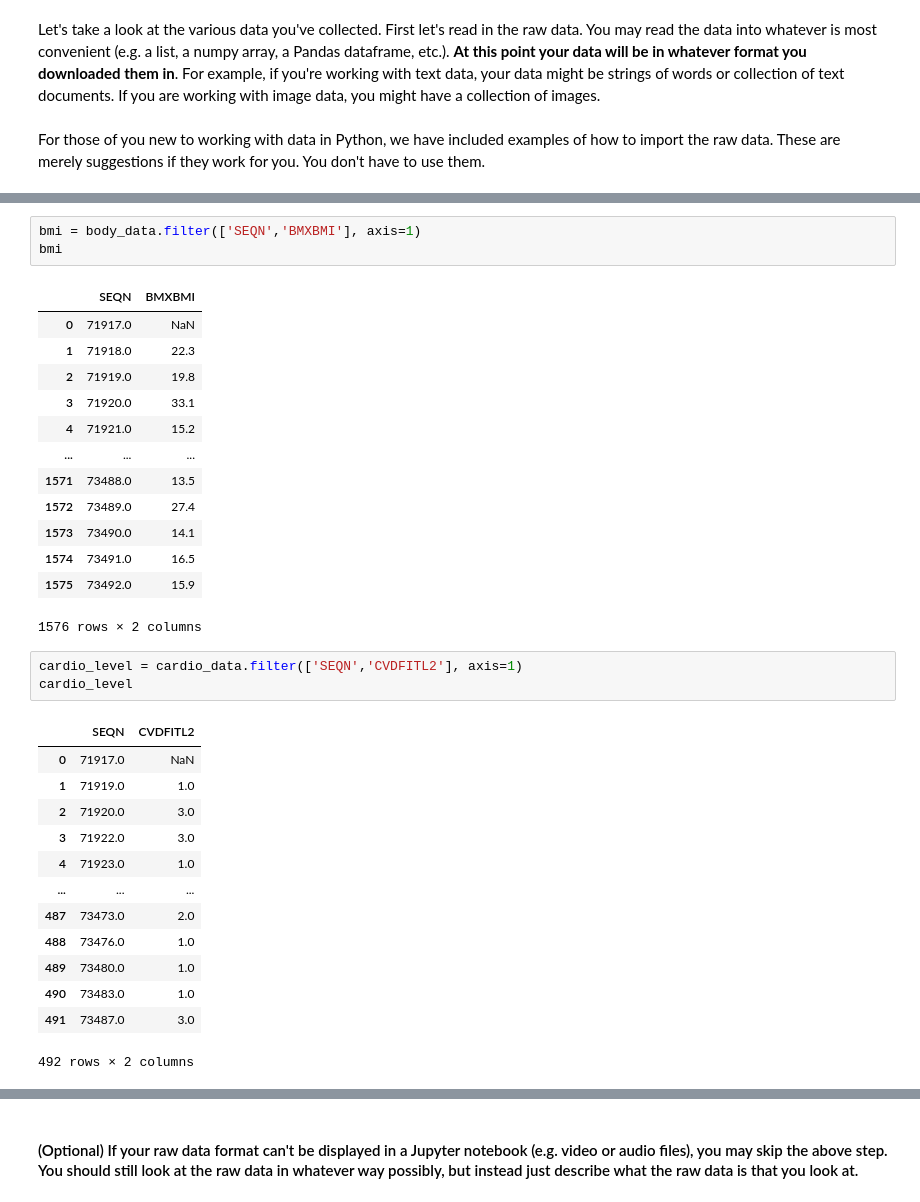
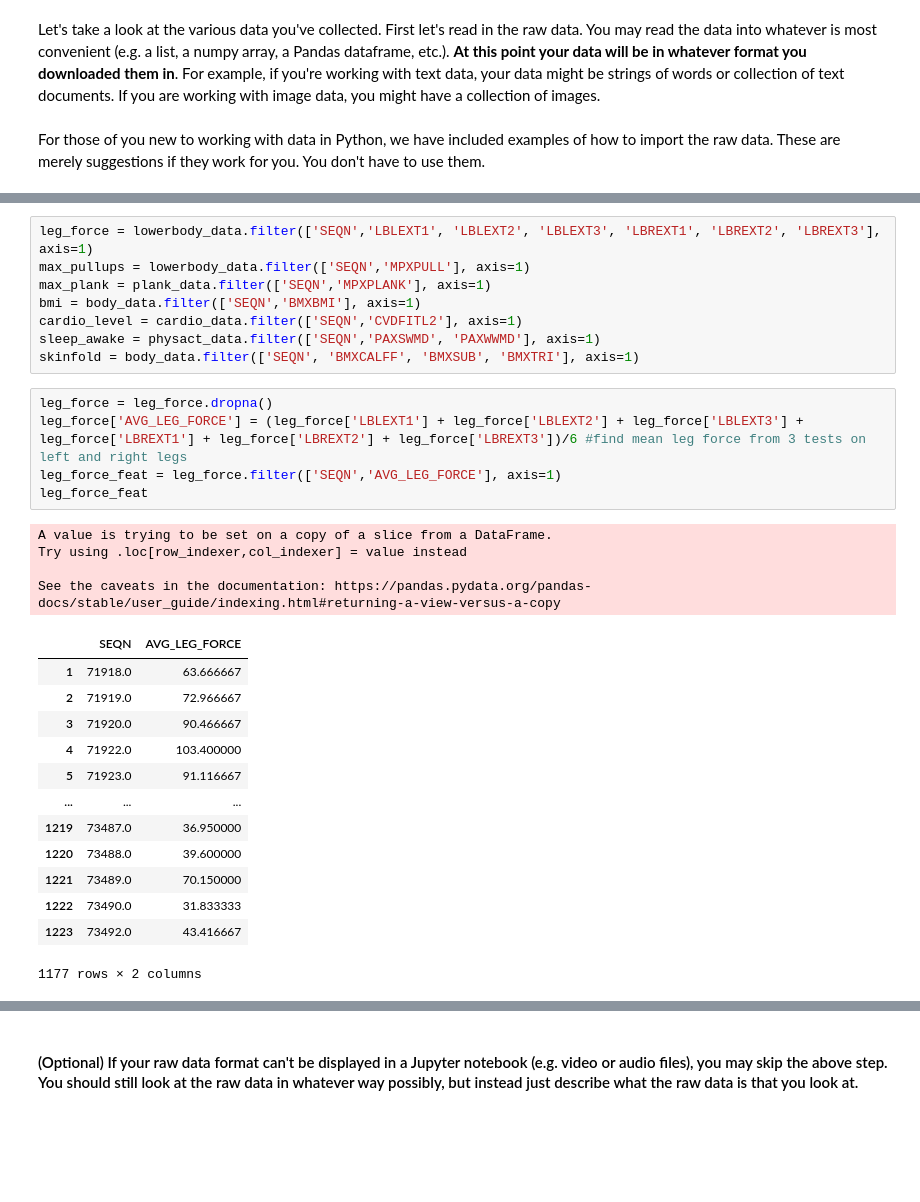
Before and after one commit to tkarani1/ml-hw1, a Jupyter notebook: Copy_of_homework1.ipynb, the cells around one changed output, grey strips where cells are left out. Saved outputs shown, nothing was run; the diff lists cells and outputs as text; blank space fills up the shorter version.

Commit message:
created new features using combinations of data from CDC dataset, created X and y

```diff
--- a/Copy_of_homework1.ipynb
+++ b/Copy_of_homework1.ipynb
@@ -183,34 +115,31 @@ max_plank
-# %%
-bmi = body_data.filter(['SEQN','BMXBMI'], axis=1)
-bmi
-# %% [output]
-|  | SEQN | BMXBMI |
-| 0 | 71917.0 | NaN |
-| 1 | 71918.0 | 22.3 |
-| 2 | 71919.0 | 19.8 |
-| 3 | 71920.0 | 33.1 |
-| 4 | 71921.0 | 15.2 |
-| ... | ... | ... |
-| 1571 | 73488.0 | 13.5 |
-| 1572 | 73489.0 | 27.4 |
-| 1573 | 73490.0 | 14.1 |
-| 1574 | 73491.0 | 16.5 |
-| 1575 | 73492.0 | 15.9 |
-1576 rows × 2 columns
-# %%
-cardio_level = cardio_data.filter(['SEQN','CVDFITL2'], axis=1)
-cardio_level
-# %% [output]
-|  | SEQN | CVDFITL2 |
-| 0 | 71917.0 | NaN |
-| 1 | 71919.0 | 1.0 |
-| 2 | 71920.0 | 3.0 |
-| 3 | 71922.0 | 3.0 |
-| 4 | 71923.0 | 1.0 |
-| ... | ... | ... |
-| 487 | 73473.0 | 2.0 |
-| 488 | 73476.0 | 1.0 |
-| 489 | 73480.0 | 1.0 |
-| 490 | 73483.0 | 1.0 |
-| 491 | 73487.0 | 3.0 |
-492 rows × 2 columns
+# %%
+leg_force = lowerbody_data.filter(['SEQN','LBLEXT1', 'LBLEXT2', 'LBLEXT3', 'LBREXT1', 'LBREXT2', 'LBREXT3'], axis=1)
+max_pullups = lowerbody_data.filter(['SEQN','MPXPULL'], axis=1)
+max_plank = plank_data.filter(['SEQN','MPXPLANK'], axis=1)
+bmi = body_data.filter(['SEQN','BMXBMI'], axis=1)
+cardio_level = cardio_data.filter(['SEQN','CVDFITL2'], axis=1)
+sleep_awake = physact_data.filter(['SEQN','PAXSWMD', 'PAXWWMD'], axis=1)
+skinfold = body_data.filter(['SEQN', 'BMXCALFF', 'BMXSUB', 'BMXTRI'], axis=1)
+# %%
+leg_force = leg_force.dropna()
+leg_force['AVG_LEG_FORCE'] = (leg_force['LBLEXT1'] + leg_force['LBLEXT2'] + leg_force['LBLEXT3'] + leg_force['LBREXT1'] + leg_force['LBREXT2'] + leg_force['LBREXT3'])/6 #find mean leg force from 3 tests on left and right legs
+leg_force_feat = leg_force.filter(['SEQN','AVG_LEG_FORCE'], axis=1)
+leg_force_feat
+# %% [output]
+A value is trying to be set on a copy of a slice from a DataFrame.
+Try using .loc[row_indexer,col_indexer] = value instead
+
+See the caveats in the documentation: https://pandas.pydata.org/pandas-docs/stable/user_guide/indexing.html#returning-a-view-versus-a-copy
+|  | SEQN | AVG_LEG_FORCE |
+| 1 | 71918.0 | 63.666667 |
+| 2 | 71919.0 | 72.966667 |
+| 3 | 71920.0 | 90.466667 |
+| 4 | 71922.0 | 103.400000 |
+| 5 | 71923.0 | 91.116667 |
+| ... | ... | ... |
+| 1219 | 73487.0 | 36.950000 |
+| 1220 | 73488.0 | 39.600000 |
+| 1221 | 73489.0 | 70.150000 |
+| 1222 | 73490.0 | 31.833333 |
+| 1223 | 73492.0 | 43.416667 |
+1177 rows × 2 columns
```
Also changed, not shown: parts of 12 cells of this notebook.
